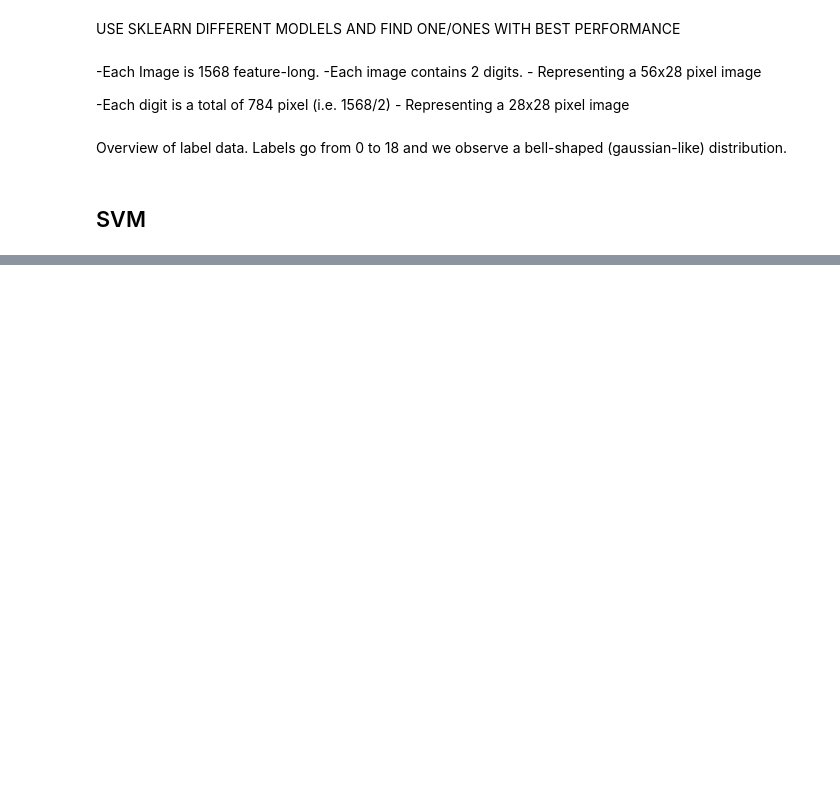
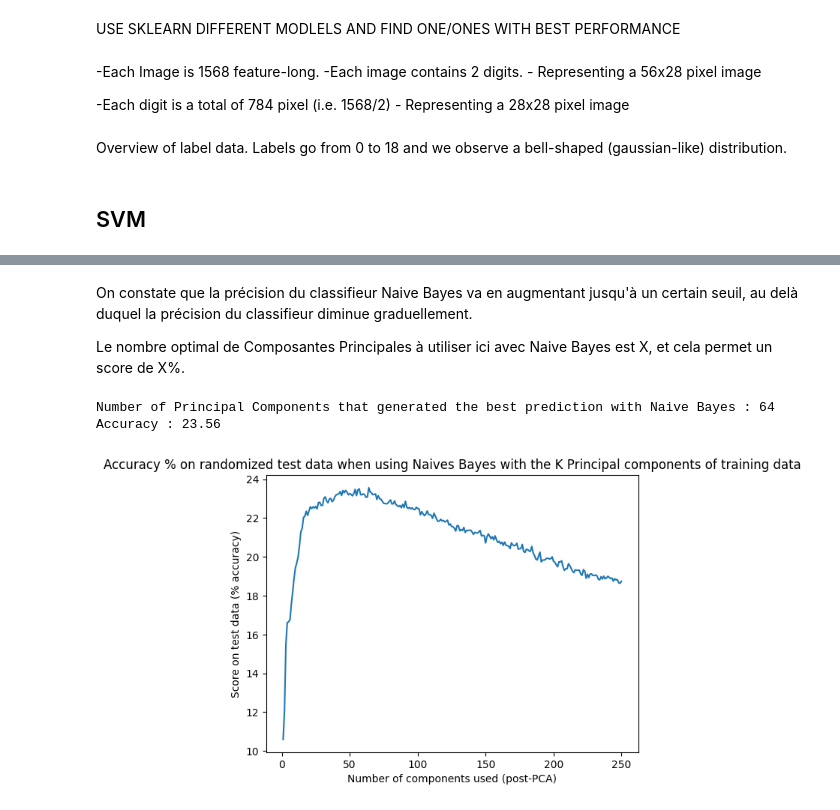
Before and after one commit to Othmane-Sajid/MNIST-Kaggle-ML-Competition, a Jupyter notebook: different_models_sklearn.ipynb, the cells around one changed output, grey strips where cells are left out. Saved outputs shown, nothing was run; the diff lists cells and outputs as text; code cells hidden in the pictures; blank space fills up the shorter version.

Commit message:
Added a few models to different_models_sklearn
Added different SVMs, Naive Bayes (+PCA), Neural-network

```diff
--- a/different_models_sklearn.ipynb
+++ b/different_models_sklearn.ipynb
@@ -132,0 +194,5 @@ calculateError(classes_pred_svm)
+# %%
+gaussianClassifier = GaussianNB()
+gaussianClassifier.fit(X_train, y_train)
+pred_test = gaussianClassifier.predict(X_test)
+print(accuracy_score(y_test, pred_test)*100)
@@ -132,0 +208,6 @@ calculateError(classes_pred_svm)
+# %%
+# Fit to training data and predict on test data (PCA + Naive Bayes)
+PCA_NaiveBayes = make_pipeline(PCA(n_components=25), GaussianNB())
+PCA_NaiveBayes.fit(X_train, y_train)
+pred_test = PCA_NaiveBayes.predict(X_test)
+print(accuracy_score(y_test, pred_test)*100)
@@ -132,0 +216,23 @@ calculateError(classes_pred_svm)
+# %%
+max_components_to_test = 250
+kComponents = [k+1 for k in range(max_components_to_test)]
+def findBestNumberComponentsForPCA_NaiveBayes() :
+    accuracyArr = []
+
+    bestParameter = -1
+    bestAccuracy = -1
+    for k in kComponents :
+        # Fit to training data and predict on test data (PCA with k components + Naive Bayes)
+        PCA_NaiveBayes = make_pipeline(PCA(n_components=k), GaussianNB())
+        PCA_NaiveBayes.fit(X_train, y_train)
+        pred_test = PCA_NaiveBayes.predict(X_test)
+        accuracy = accuracy_score(y_test, pred_test)*100
+        if k%10 ==0 : print(f'Accuracy for PCA with {k} components is : {accuracy}%')
+        accuracyArr.append(accuracy)
+        if accuracy>bestAccuracy :
+            bestAccuracy = accuracy
+            bestParameter = k
+
+    return bestParameter, bestAccuracy, accuracyArr
+# %%
+bestParameter, bestAccuracy, accuracyArr = findBestNumberComponentsForPCA_NaiveBayes()
@@ -132,0 +257,17 @@ calculateError(classes_pred_svm)
+# %% [markdown]
+On constate que la précision du classifieur Naive Bayes va en augmentant jusqu'à un certain seuil, au delà duquel la précision du classifieur diminue graduellement.
+
+Le nombre optimal de Composantes Principales à utiliser ici avec Naive Bayes est X, et cela permet un score de X%.
+# %%
+print(f'Number of Principal Components that generated the best prediction with Naive Bayes : {bestParameter}')
+print(f'Accuracy : {bestAccuracy}')
+
+plt.plot(kComponents, accuracyArr)
+plt.title('Accuracy % on randomized test data when using Naives Bayes with the K Principal components of training data')
+plt.xlabel('Number of components used (post-PCA)')
+plt.ylabel('Score on test data (% accuracy)')
+plt.show()
+# %% [output]
+Number of Principal Components that generated the best prediction with Naive Bayes : 64
+Accuracy : 23.56
+[figure, added]
```
Also changed, not shown: parts of 28 cells of this notebook, 2 other files.
